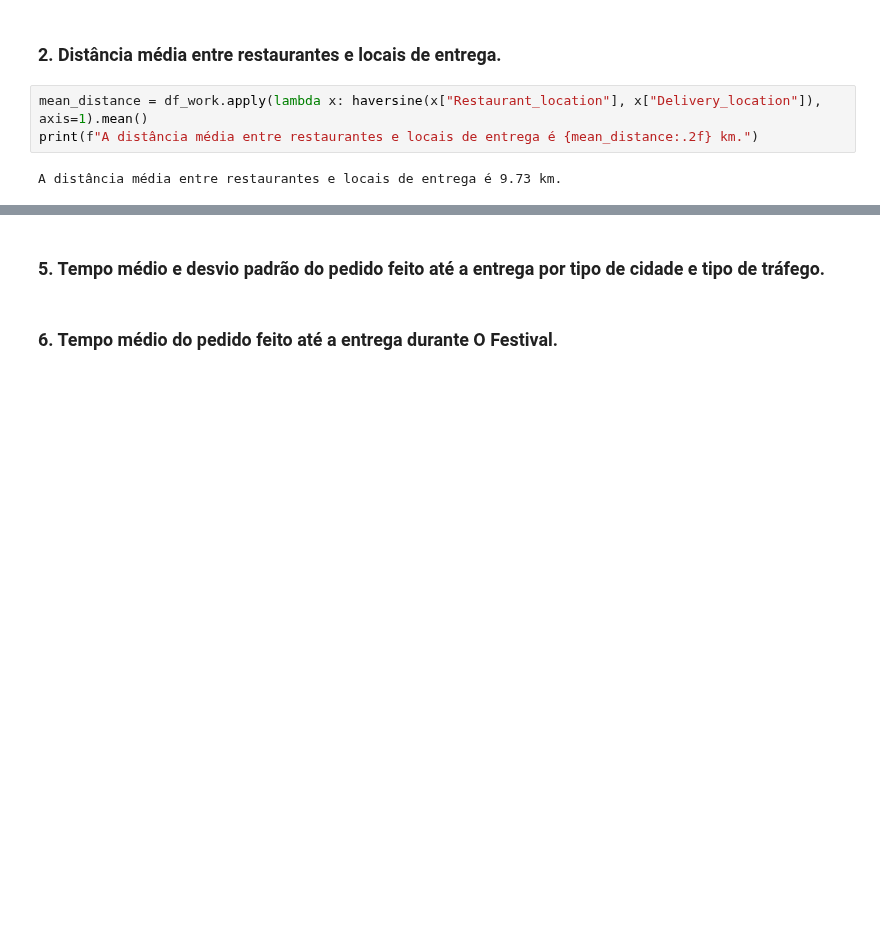
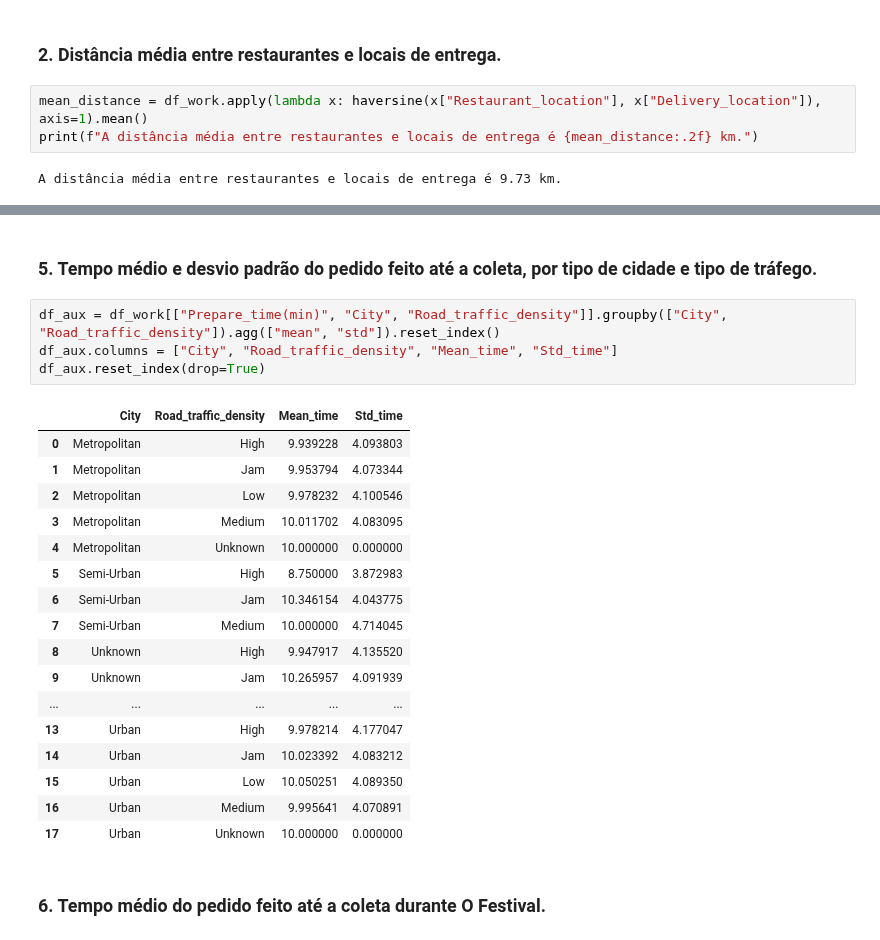
Before and after one commit to luc457x/CDS-PA, a Jupyter notebook: notebook.ipynb, the cells around one changed output, grey strips where cells are left out. Cells and saved outputs as stored; diff of their text form; blank space fills up the shorter version.

```diff
--- a/notebook.ipynb
+++ b/notebook.ipynb
@@ -1125,4 +1179,26 @@ A distância média entre restaurantes e locais de entrega é 9.73 km.
 # %% [markdown]
-### 5. Tempo médio e desvio padrão do pedido feito até a entrega por tipo de cidade e tipo de tráfego.
+### 5. Tempo médio e desvio padrão do pedido feito até a coleta, por tipo de cidade e tipo de tráfego.
+# %%
+df_aux = df_work[["Prepare_time(min)", "City", "Road_traffic_density"]].groupby(["City", "Road_traffic_density"]).agg(["mean", "std"]).reset_index()
+df_aux.columns = ["City", "Road_traffic_density", "Mean_time", "Std_time"]
+df_aux.reset_index(drop=True)
+# %% [output]
+|  | City | Road_traffic_density | Mean_time | Std_time |
+| 0 | Metropolitan | High | 9.939228 | 4.093803 |
+| 1 | Metropolitan | Jam | 9.953794 | 4.073344 |
+| 2 | Metropolitan | Low | 9.978232 | 4.100546 |
+| 3 | Metropolitan | Medium | 10.011702 | 4.083095 |
+| 4 | Metropolitan | Unknown | 10.000000 | 0.000000 |
+| 5 | Semi-Urban | High | 8.750000 | 3.872983 |
+| 6 | Semi-Urban | Jam | 10.346154 | 4.043775 |
+| 7 | Semi-Urban | Medium | 10.000000 | 4.714045 |
+| 8 | Unknown | High | 9.947917 | 4.135520 |
+| 9 | Unknown | Jam | 10.265957 | 4.091939 |
+| ... | ... | ... | ... | ... |
+| 13 | Urban | High | 9.978214 | 4.177047 |
+| 14 | Urban | Jam | 10.023392 | 4.083212 |
+| 15 | Urban | Low | 10.050251 | 4.089350 |
+| 16 | Urban | Medium | 9.995641 | 4.070891 |
+| 17 | Urban | Unknown | 10.000000 | 0.000000 |
 # %% [markdown]
-### 6. Tempo médio do pedido feito até a entrega durante O Festival.
+### 6. Tempo médio do pedido feito até a coleta durante O Festival.
```
Also changed, not shown: parts of 13 cells of this notebook, 3 other files.
